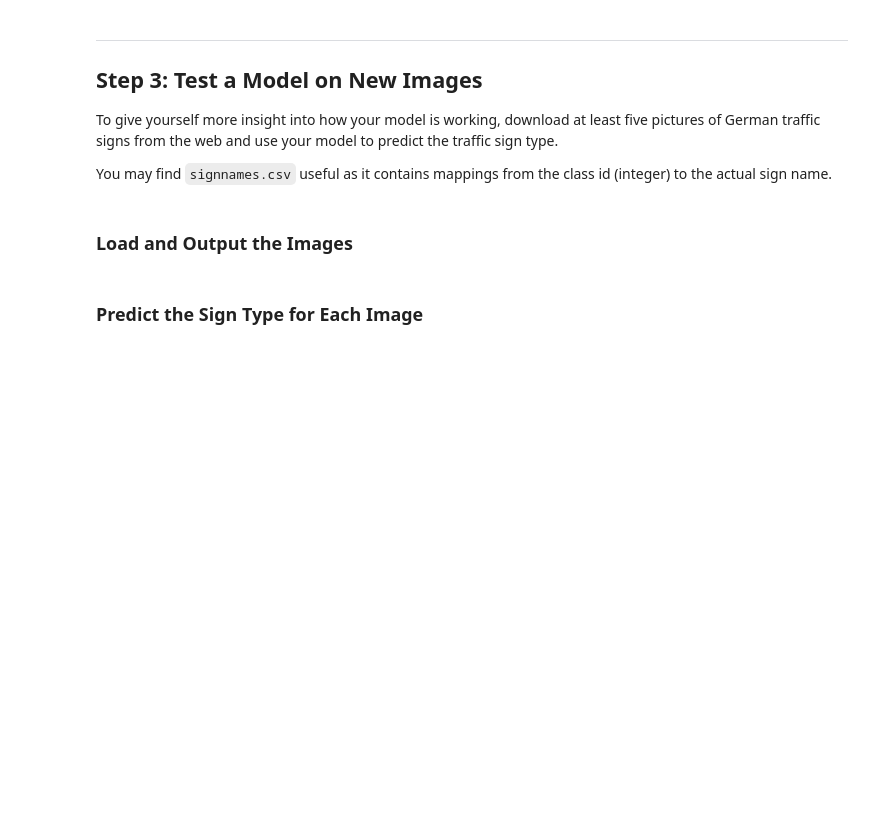
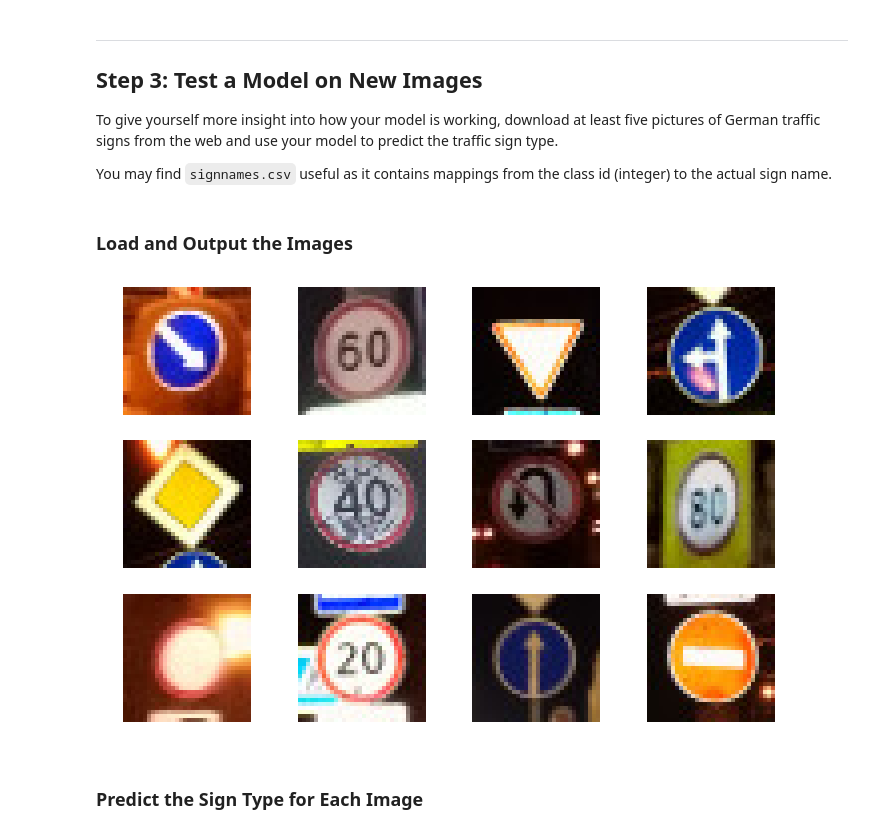
Before and after one commit to psuteparuk/CarND-Traffic-Sign-Classifier-Project, a Jupyter notebook: Traffic_Sign_Classifier.ipynb, the cells around one changed output. Drawn from its saved outputs; the diff is of its cells as text; code cells hidden in the pictures; blank space fills up the shorter version.

```diff
--- a/Traffic_Sign_Classifier.ipynb
+++ b/Traffic_Sign_Classifier.ipynb
@@ -183,0 +282,2 @@ Use the code cell (or multiple code cells, if necessary) to implement the first
+# %%
+X_train_add, y_train_add = generate_additional_data(X_train, y_train, 4, 3, 15, 3)
@@ -185,8 +291,6 @@ Use the code cell (or multiple code cells, if necessary) to implement the first
 #### Preprocess: Normalization and Histogram Equalization
 The pre-process steps we will first explore are normalization as described above and the histogram equalization, which will take away the effect of brightness.
 # %%
-import cv2
-
 def pre_process_image(image):
     image_copy = np.copy(image)
     # Histogram equalization
@@ -196,6 +300,7 @@ def pre_process_image(image):
     # Normalization
     return 1.0 * (image_copy - 127.5) / 255.0
 
+X_train_add_pre_processed = np.array([pre_process_image(X_train_add[i]) for i in range(len(X_train_add))])
 X_train_pre_processed = np.array([pre_process_image(X_train[i]) for i in range(len(X_train))])
 X_valid_pre_processed = np.array([pre_process_image(X_valid[i]) for i in range(len(X_valid))])
 X_test_pre_processed = np.array([pre_process_image(X_test[i]) for i in range(len(X_test))])
@@ -216,7 +321,7 @@ Pre-processed
 #### Finalize data
 # %%
 X_train_ready = X_train_pre_processed
-y_train_ready = y_train
+y_train_ready = y_train_add
 X_valid_ready = X_valid_pre_processed
 y_valid_ready = y_valid
 X_test_ready = X_test_pre_processed
@@ -424,13 +540,17 @@ saver = tf.train.Saver()
 start_time = time.time()
 with tf.Session() as sess:
     sess.run(tf.global_variables_initializer())
-    num_examples = len(X_train_ready)
 
     print("Training...")
     print()
     for i in range(EPOCHS):
         # Shuffle training data
-        X_train_ready, y_train_ready = shuffle(X_train_ready, y_train_ready)
+        if i <= 5:
+            X_train_ready, y_train_ready = shuffle(X_train_add_pre_processed, y_train_add)
+        else:
+            X_train_ready, y_train_ready = shuffle(X_train_pre_processed, y_train)
+
+        num_examples = len(X_train_ready)
         for offset in range(0, num_examples, BATCH_SIZE):
             end = offset + BATCH_SIZE
             batch_x, batch_y = X_train_ready[offset:end], y_train_ready[offset:end]
@@ -481,15 +609,34 @@ You may find `signnames.csv` useful as it contains mappings from the class id (i
 # %%
 ### Load the images and plot them here.
 ### Feel free to use as many code cells as needed.
 
 import csv
+import glob
 
 # Sign names
 sign_names = []
-with open('signnames.csv', mode='rb') as file:
+with open('signnames.csv', mode='rt') as file:
     reader = csv.DictReader(file, delimiter=',')
     for row in reader:
         sign_names.append(row['SignName'])
+
+# Load test images
+test_images = []
+test_image_paths = [path for path in glob.glob("./new-images/*")]
+for path in test_image_paths:
+    image = cv2.imread(path, cv2.IMREAD_COLOR)
+    image = cv2.cvtColor(image, cv2.COLOR_BGR2RGB)
+    test_images.append(image)
+
+# Visualize
+plt.figure(figsize=(12, 8))
+for i in range(12):
+    plt.subplot(3, 4, i+1)
+    plt.imshow(test_images[i])
+    plt.axis('off')
+plt.show()
+# %% [output]
+[figure, added]
 # %% [markdown]
 ### Predict the Sign Type for Each Image
 # %%
```
Also changed, not shown: parts of 15 cells of this notebook, 12 other files.
